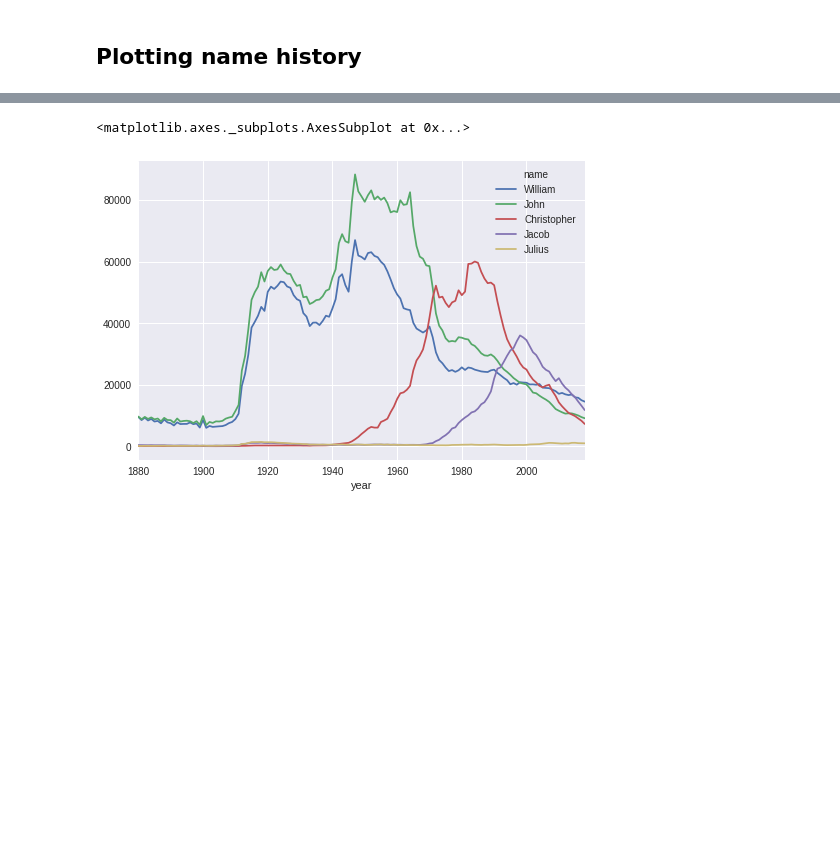
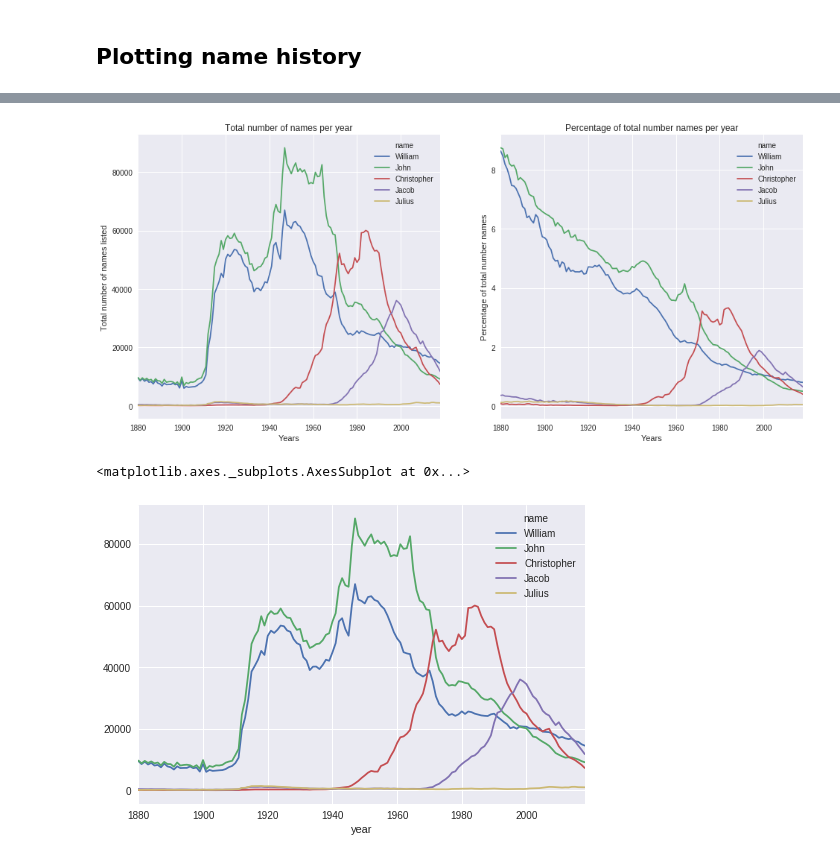
Before and after one commit to danj7/popular_baby_names, a Jupyter notebook: Baby Names - Names coming and going.ipynb, the cells around one changed output, grey strips where cells are left out. Drawn from its saved outputs; the diff is of its cells as text; code cells hidden in the pictures; blank space fills up the shorter version.

```diff
--- a/Baby Names - Names coming and going.ipynb
+++ b/Baby Names - Names coming and going.ipynb
@@ -100,6 +95,9 @@ namesF = names[names.sex=='F'].reset_index(drop=True)
 # Pivot to have names in columns and years as index
 namesMperYear = namesM.pivot(index='year', columns='name', values='number')
 namesMperYear = namesMperYear.replace(to_replace=np.NaN, value=0)
-namesMperYear =
+
 namesFperYear = namesF.pivot(index='year', columns='name', values='number')
 namesFperYear = namesFperYear.replace(to_replace=np.NaN, value=0)
+
+namesMperYearPercent = namesMperYear.divide(namesMperYear.apply(np.sum, axis=1) / 100, axis=0)
+namesFperYearPercent = namesFperYear.divide(namesFperYear.apply(np.sum, axis=1) / 100, axis=0)
@@ -106,3 +115,13 @@ namesFperYear = namesFperYear.replace(to_replace=np.NaN, value=0)
+# %%
+fig, (ax1, ax2) = plt.subplots(1,2)
+fig.set_figwidth(16), fig.set_figheight(7)
+_ = namesMperYear[['William', 'John', 'Christopher', 'Jacob', 'Julius']].plot(ax=ax1)
+_ = namesMperYearPercent[['William', 'John', 'Christopher', 'Jacob', 'Julius']].plot(ax=ax2)
+_, _ = ax1.set_xlabel('Years'), ax2.set_xlabel('Years')
+_, _ = ax1.set_ylabel('Total number of names listed'), ax2.set_ylabel('Percentage of total number names')
+_, _ = ax1.set_title('Total number of names per year'), ax2.set_title('Percentage of total number names per year')
+# %% [output]
+[figure, added]
 # %%
 namesMperYear[['William', 'John', 'Christopher', 'Jacob', 'Julius']].plot()
 # %% [output]
```
Also changed, not shown: parts of 19 cells of this notebook.
